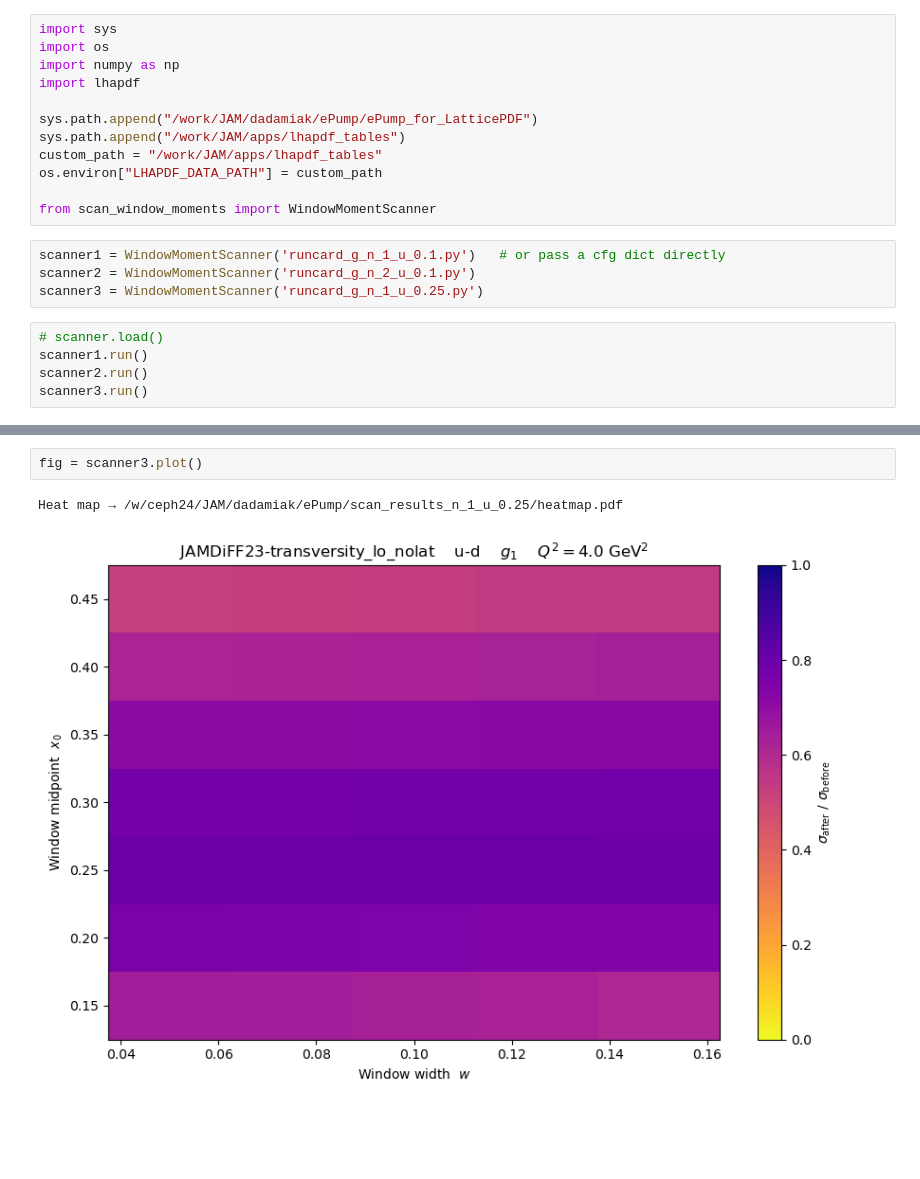
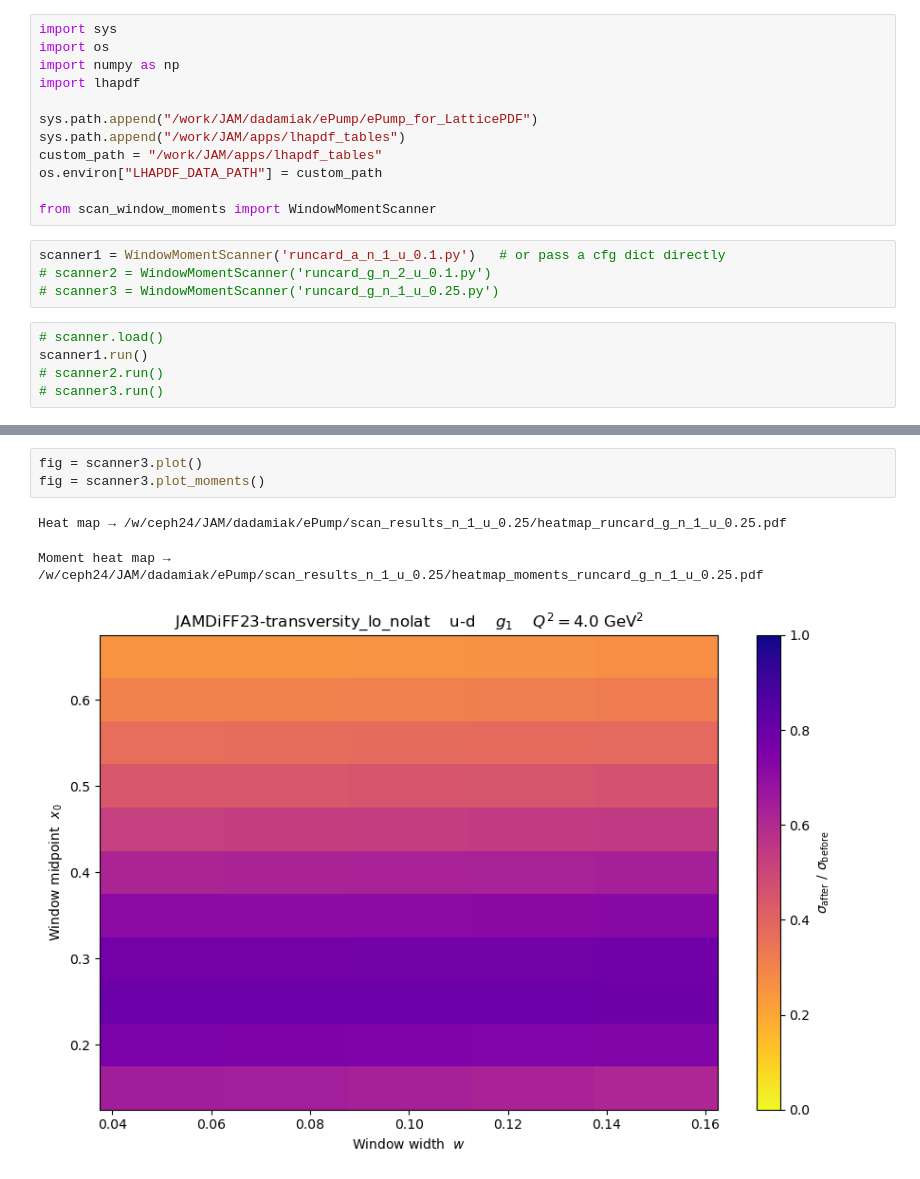
Before and after one commit to VolitionsDynamo/ePump_for_LatticePDF, a Jupyter notebook: scan_window_moments.ipynb, the cells around one changed output, grey strips where cells are left out. Drawn from its saved outputs; the diff is of its cells as text; blank space fills up the shorter version.

```diff
--- a/scan_window_moments.ipynb
+++ b/scan_window_moments.ipynb
@@ -11,12 +11,12 @@ os.environ["LHAPDF_DATA_PATH"] = custom_path
 
 from scan_window_moments import WindowMomentScanner
 # %%
-scanner1 = WindowMomentScanner('runcard_g_n_1_u_0.1.py')   # or pass a cfg dict directly
-scanner2 = WindowMomentScanner('runcard_g_n_2_u_0.1.py')
-scanner3 = WindowMomentScanner('runcard_g_n_1_u_0.25.py')
+scanner1 = WindowMomentScanner('runcard_a_n_1_u_0.1.py')   # or pass a cfg dict directly
+# scanner2 = WindowMomentScanner('runcard_g_n_2_u_0.1.py')
+# scanner3 = WindowMomentScanner('runcard_g_n_1_u_0.25.py')
 # %%
 # scanner.load()
 scanner1.run()
-scanner2.run()
-scanner3.run()
+# scanner2.run()
+# scanner3.run()
 # %% [output]
@@ -50,5 +104,7 @@ Heat map → /w/ceph24/JAM/dadamiak/ePump/scan_results_n_2_u_0.1/heatmap.pdf
 # %%
 fig = scanner3.plot()
+fig = scanner3.plot_moments()
 # %% [output]
-Heat map → /w/ceph24/JAM/dadamiak/ePump/scan_results_n_1_u_0.25/heatmap.pdf
+Heat map → /w/ceph24/JAM/dadamiak/ePump/scan_results_n_1_u_0.25/heatmap_runcard_g_n_1_u_0.25.pdf
+Moment heat map → /w/ceph24/JAM/dadamiak/ePump/scan_results_n_1_u_0.25/heatmap_moments_runcard_g_n_1_u_0.25.pdf
-[figure, old version]
+[figure, new version]
```
Also changed, not shown: parts of 6 cells of this notebook, 1 other file.
